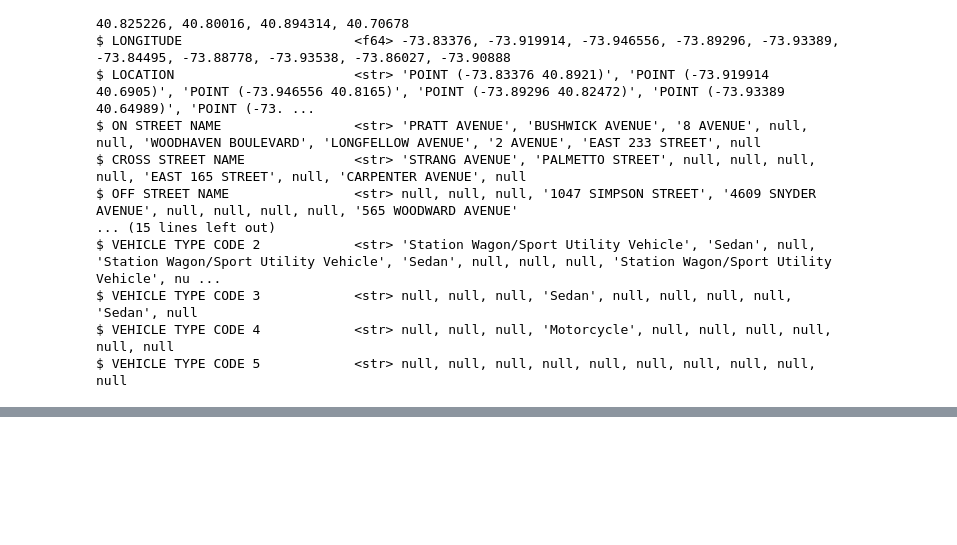
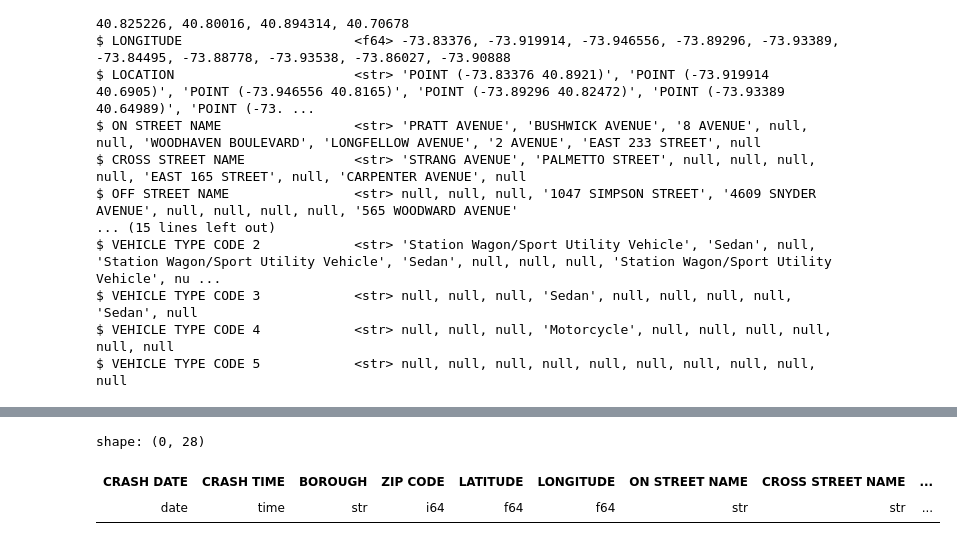
Before and after one commit to khanim-abdullayeva/CodeAlpha_Tasks, a Jupyter notebook: Task 2 - EDA/EDA.ipynb, the cells around one changed output, grey strips where cells are left out. Cells and saved outputs as stored; diff of their text form; code cells hidden in the pictures; blank space fills up the shorter version.

```diff
--- a/Task 2 - EDA/EDA.ipynb
+++ b/Task 2 - EDA/EDA.ipynb
@@ -76,0 +60,10 @@ shape: (74_881, 28)
+# %%
+df = df.drop_nulls(["LATITUDE","LONGITUDE"]) # Rows with missing "LATITUDE" and "LONGITUDE" were dropped, as filling them would distort the dataset and render them useless for spatial analysis.
+# %%
+df.filter(
+    pl.col("LATITUDE").is_null()
+)
+# %% [output]
+shape: (0, 28)
+| CRASH DATE | CRASH TIME | BOROUGH | ZIP CODE | LATITUDE | LONGITUDE | ON STREET NAME | CROSS STREET NAME | ... |
+| date | time | str | i64 | f64 | f64 | str | str | ... |
```
Also changed, not shown: parts of 4 cells of this notebook.
